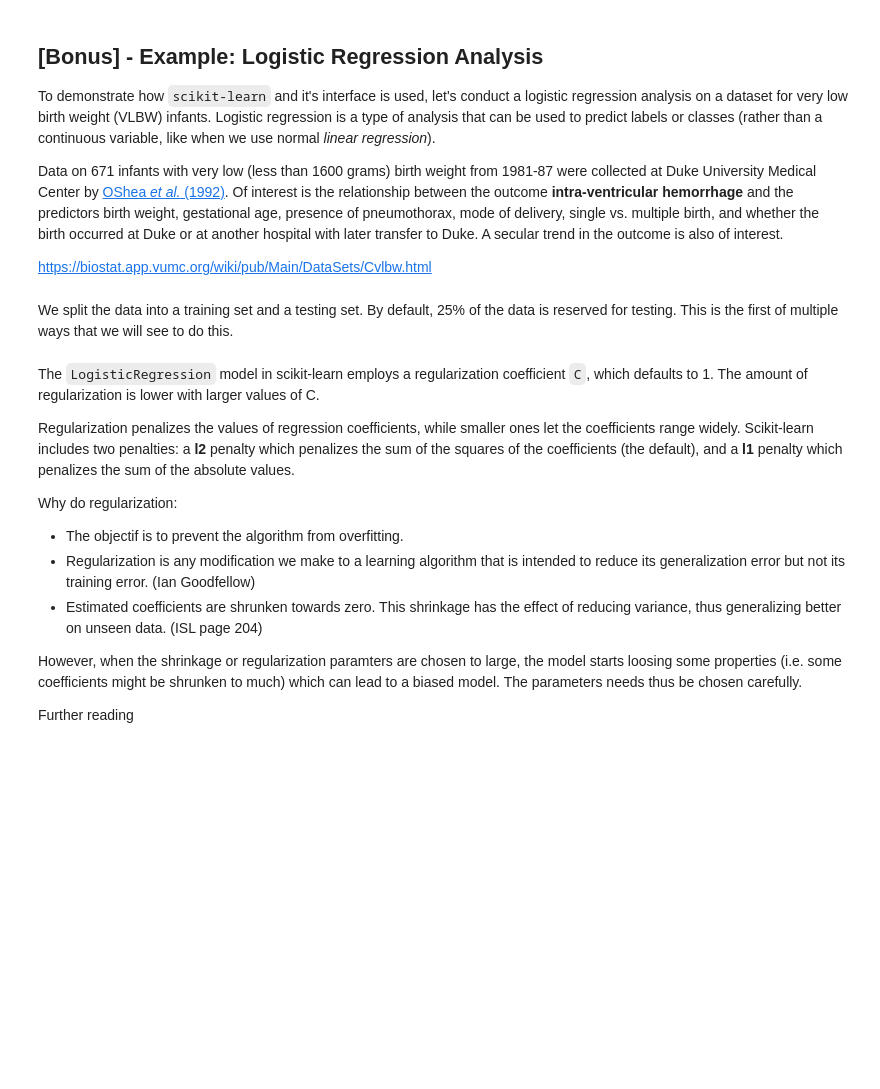
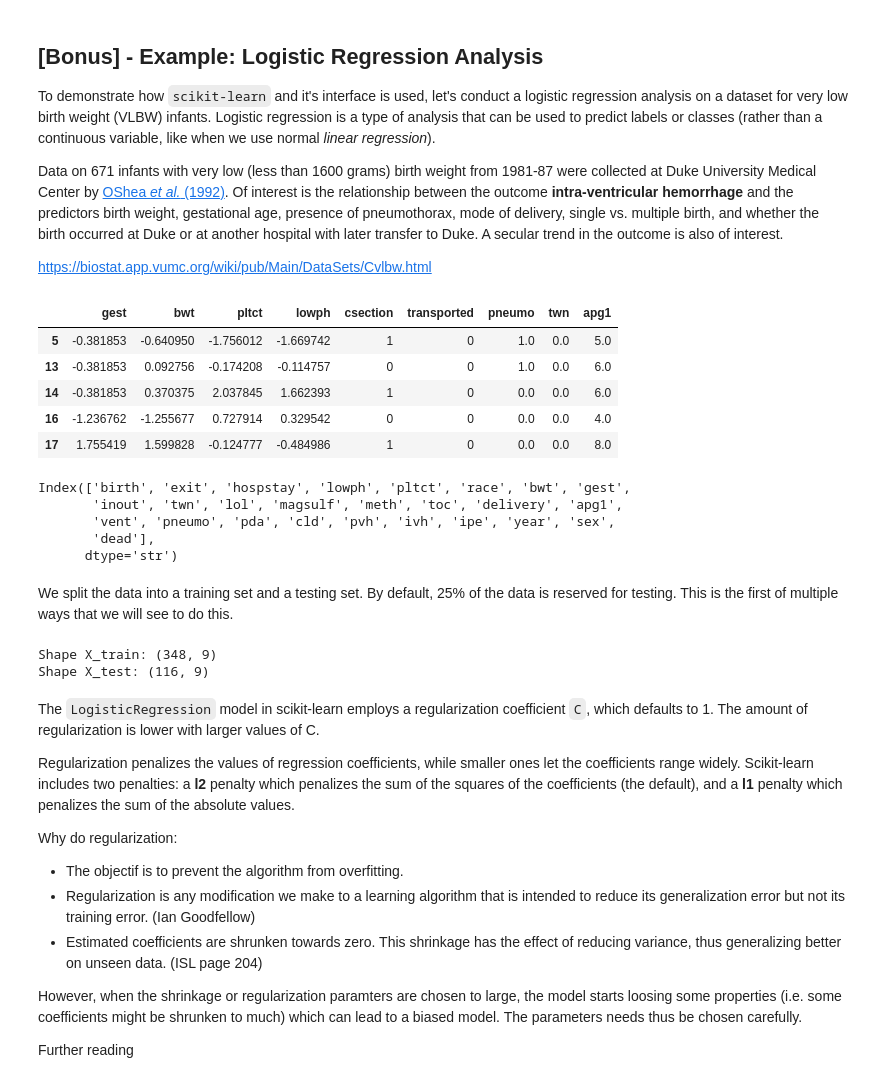
Before and after one commit to srcccninta/RegLin, a Jupyter notebook: RL_Ressources/Notebooks/02a-Introduction_Scikit-Learn.ipynb, the cells around one changed output. Drawn from its saved outputs; the diff is of its cells as text; code cells hidden in the pictures; blank space fills up the shorter version.

```diff
--- a/RL_Ressources/Notebooks/02a-Introduction_Scikit-Learn.ipynb
+++ b/RL_Ressources/Notebooks/02a-Introduction_Scikit-Learn.ipynb
@@ -169,25 +200,41 @@ https://biostat.app.vumc.org/wiki/pub/Main/DataSets/Cvlbw.html
 # %%
 import pandas as pd
 
-vlbw = pd.read_csv("./data/vlbw.csv", index_col=0)
+vlbw = pd.read_csv("/home/sami.chircop@Digital-Grenoble.local/Documents/RegLin/RL_Ressources/data/vlbw.csv", index_col=0)
 
 subset = vlbw[['ivh', 'gest', 'bwt', 'delivery', 'inout',
                'pltct', 'lowph', 'pneumo', 'twn', 'apg1']].dropna()
 
 # Extract response variable
-y = subset.ivh.replace({'absent':0, 'possible':1, 'definite':1}) # 0 no ivh issue, 1 possible or definite issue
+y = subset.ivh.replace(
+    {'absent': 0, 'possible': 1, 'definite': 1}
+).astype('int64')
+# 0 no ivh issue, 1 possible or definite issue
 
 # Standardize some variables
 X = subset[['gest', 'bwt', 'pltct', 'lowph']]
 X0 = (X - X.mean(axis=0)) / X.std(axis=0)
 
 # Recode some variables
 X0['csection'] = subset.delivery.replace({'vaginal':0, 'abdominal':1})
 X0['transported'] = subset.inout.replace({'born at Duke':0, 'transported':1})
 X0[['pneumo', 'twn', 'apg1']] = subset[['pneumo', 'twn','apg1']]
 X0.head()
+# %% [output]
+|  | gest | bwt | pltct | lowph | csection | transported | pneumo | twn | apg1 |
+| 5 | -0.381853 | -0.640950 | -1.756012 | -1.669742 | 1 | 0 | 1.0 | 0.0 | 5.0 |
+| 13 | -0.381853 | 0.092756 | -0.174208 | -0.114757 | 0 | 0 | 1.0 | 0.0 | 6.0 |
+| 14 | -0.381853 | 0.370375 | 2.037845 | 1.662393 | 1 | 0 | 0.0 | 0.0 | 6.0 |
+| 16 | -1.236762 | -1.255677 | 0.727914 | 0.329542 | 0 | 0 | 0.0 | 0.0 | 4.0 |
+| 17 | 1.755419 | 1.599828 | -0.124777 | -0.484986 | 1 | 0 | 0.0 | 0.0 | 8.0 |
 # %%
 vlbw.columns
+# %% [output]
+Index(['birth', 'exit', 'hospstay', 'lowph', 'pltct', 'race', 'bwt', 'gest',
+       'inout', 'twn', 'lol', 'magsulf', 'meth', 'toc', 'delivery', 'apg1',
+       'vent', 'pneumo', 'pda', 'cld', 'pvh', 'ivh', 'ipe', 'year', 'sex',
+       'dead'],
+      dtype='str')
 # %%
 classes = y.unique()
 # %% [markdown]
@@ -198,6 +245,9 @@ X_train, X_test, y_train, y_test = train_test_split(X0, y)
 # %%
 print('Shape X_train:', X_train.shape)
 print('Shape X_test:', X_test.shape)
+# %% [output]
+Shape X_train: (348, 9)
+Shape X_test: (116, 9)
 # %% [markdown]
 The `LogisticRegression` model in scikit-learn employs a regularization coefficient `C`, which defaults to 1. The amount of regularization is lower with larger values of C.
 
```
Also changed, not shown: parts of 15 cells of this notebook, 10 other files.
